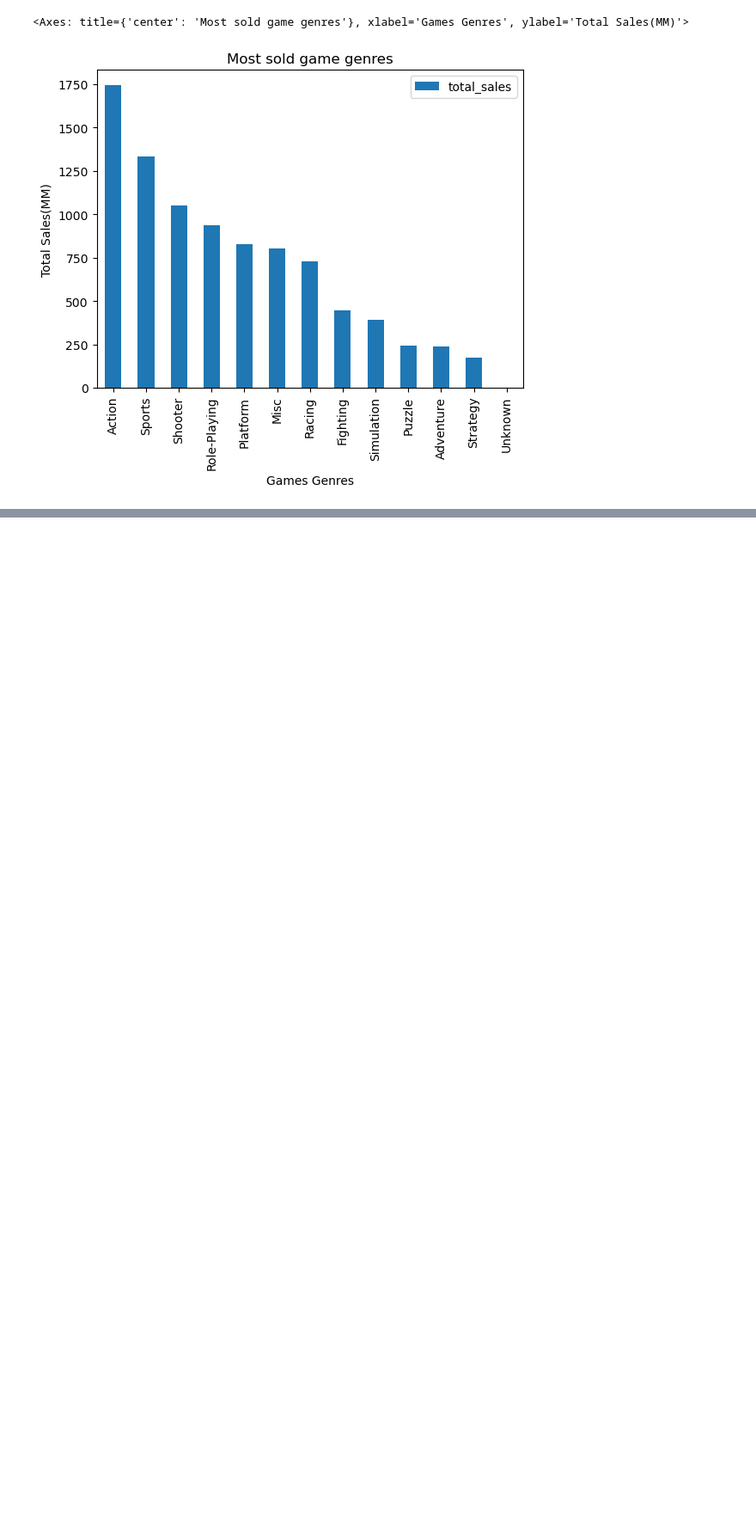
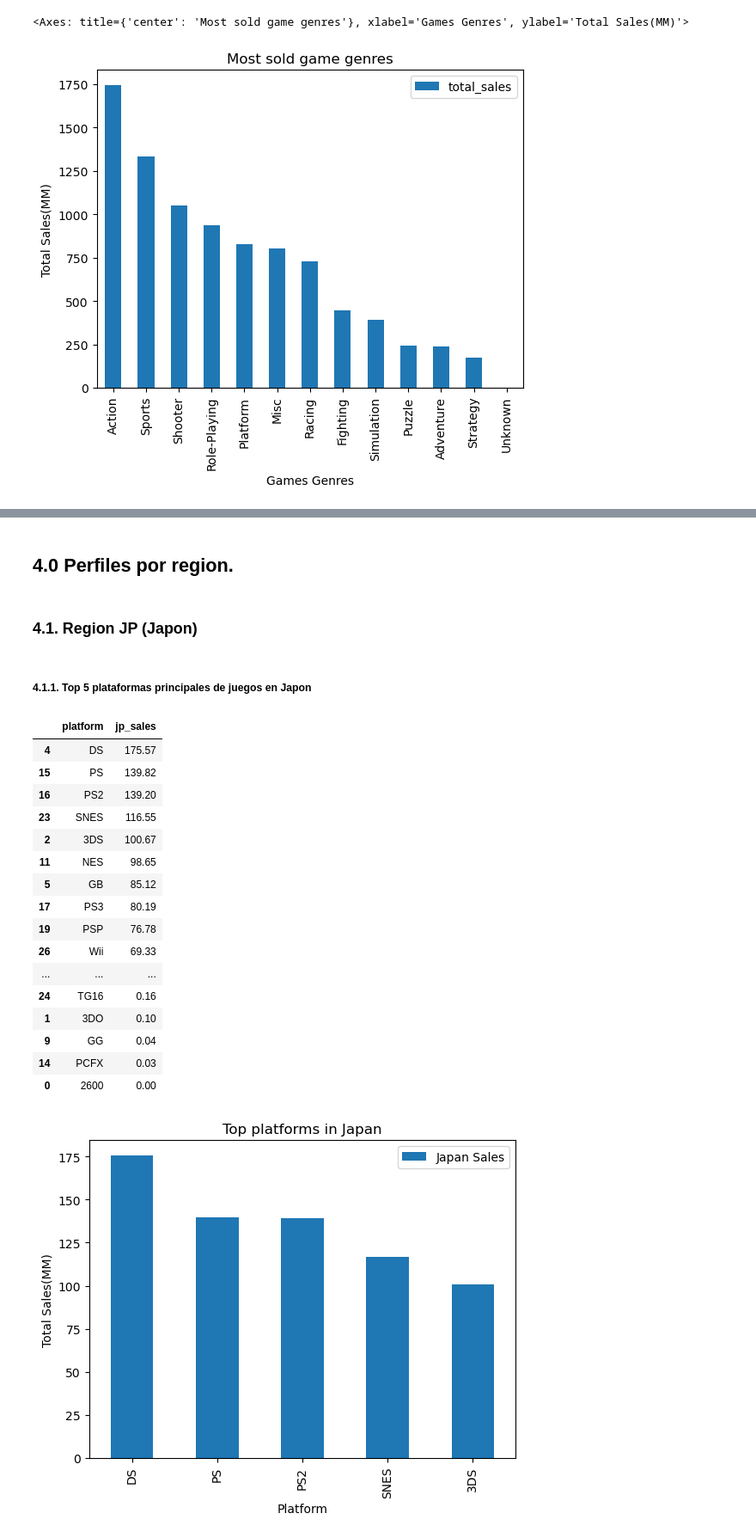
Before and after one commit to ArqJuan/Sprint6, a Jupyter notebook: Notebook_Sprint6.ipynb, the cells around one changed output, grey strips where cells are left out. Shown at 86% size. Saved outputs shown, nothing was run; the diff lists cells and outputs as text; code cells hidden in the pictures; blank space fills up the shorter version.

```diff
--- a/Notebook_Sprint6.ipynb
+++ b/Notebook_Sprint6.ipynb
@@ -231,0 +230,33 @@ games_genre.plot(kind='bar', x='genre',y='total_sales',xlabel='Games Genres',yla
+# %% [markdown]
+## 4.0 Perfiles por region.
+# %% [markdown]
+### 4.1. Region JP (Japon)
+# %% [markdown]
+##### 4.1.1. Top 5 plataformas principales de juegos en Japon
+# %%
+region_jp = games_df.groupby(['platform'])['jp_sales'].sum().reset_index().sort_values(by='jp_sales',ascending=False)
+display(region_jp.head())
+
+region_jp = region_jp.head()
+region_jp.plot(kind='bar', x='platform',y='jp_sales',xlabel='Platform',ylabel='Total Sales(MM)', title='Top platforms in Japan')
+plt.legend(['Japan Sales'])
+plt.show()
+# %% [output]
+|  | platform | jp_sales |
+| 4 | DS | 175.57 |
+| 15 | PS | 139.82 |
+| 16 | PS2 | 139.20 |
+| 23 | SNES | 116.55 |
+| 2 | 3DS | 100.67 |
+| 11 | NES | 98.65 |
+| 5 | GB | 85.12 |
+| 17 | PS3 | 80.19 |
+| 19 | PSP | 76.78 |
+| 26 | Wii | 69.33 |
+| ... | ... | ... |
+| 24 | TG16 | 0.16 |
+| 1 | 3DO | 0.10 |
+| 9 | GG | 0.04 |
+| 14 | PCFX | 0.03 |
+| 0 | 2600 | 0.00 |
+[figure, added]
```
Also changed, not shown: parts of 21 cells of this notebook.
